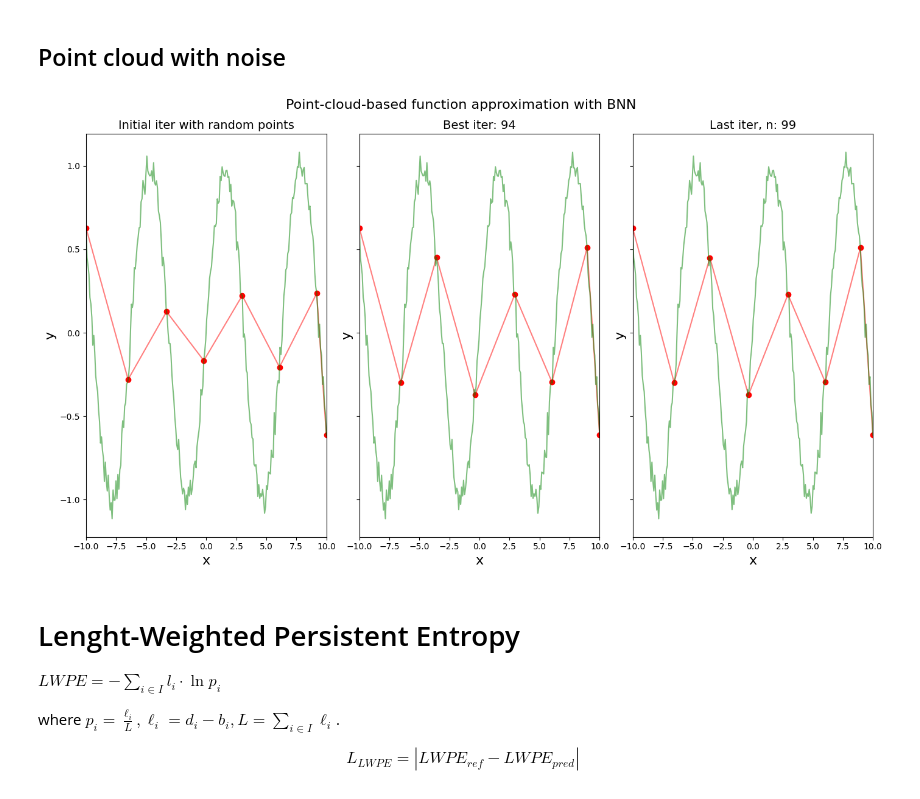
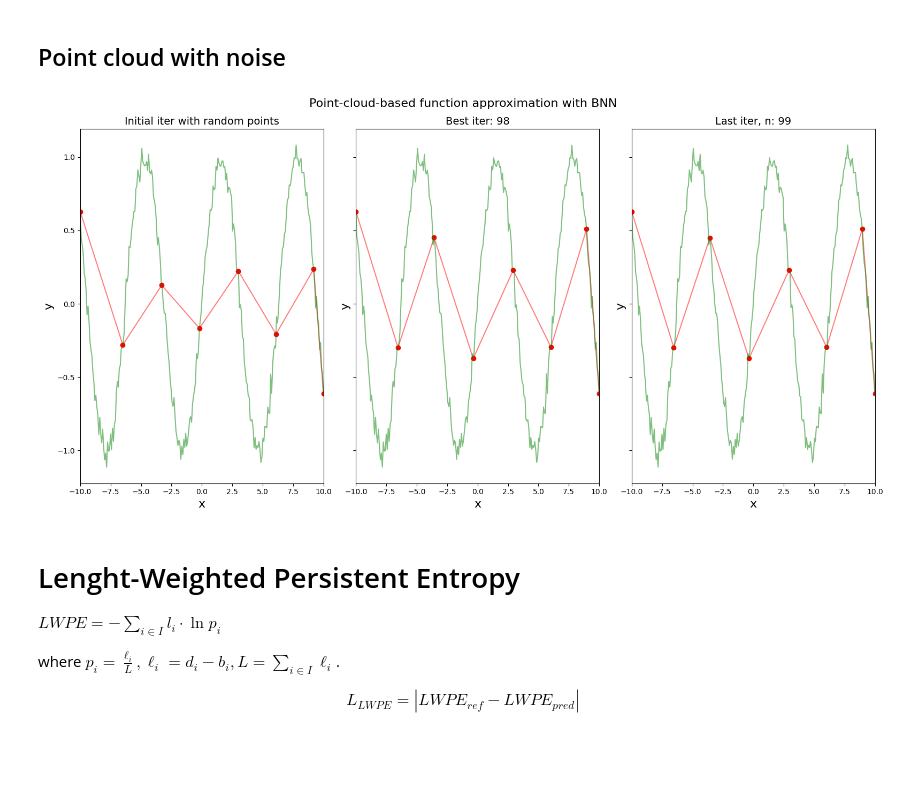
Before and after one commit to victosdur/Function_Approximation_Using_BNN_and_LWPE, a Jupyter notebook: Compare_PELoss.ipynb, the cells around one changed output. Cells and saved outputs as stored; diff of their text form; code cells hidden in the pictures; blank space fills up the shorter version.

```diff
--- a/Compare_PELoss.ipynb
+++ b/Compare_PELoss.ipynb
@@ -195,7 +167,6 @@ y_train = y_train + ruido
 x_train = tf.constant(x_train,dtype=tf.float32)
 y_train = tf.constant(y_train,dtype=tf.float32)
 
-
 stbase = gd.SimplexTree()
 for i in range(num_points-1):
     stbase.insert([i,i+1], -1e10) # aqui definimos que cada elemento esta conectado com su siguiente, ya que lo que tenemos es una linea, una serie temporal
@@ -203,20 +174,19 @@ layer = LowerStarLayer(simplextree=stbase)
 dgmsRef = layer.call(tf.Variable(y_train))
 dgmRef = dgmsRef[0][0]
 
-entropyRef=persistent_entropy_tf(dgmRef)
-entropyRefLim=persistent_entropy_lim_tf(dgmRef)
+PERef=persistent_entropy(dgmRef)
+LWPERef=length_weighted_persistent_entropy(dgmRef)
 
 x_points = tf.Variable([-10,-6.5,-3.3,-0.2,3.,6.1,9.2,10], dtype=tf.float32 ,trainable=True)
 num_points_aprox = x_points.shape[0]
-
-min_diff_entropy = float('inf')
+best_mse = float('inf')
 num_iter = 100
 best_iter = 0
 
 metricas = {
     "$MSE$": [],
     "$PE$": [],
-    f"$PE_{{lim}}$": [],
+    "$LWPE$": [],
 }
 
 optimizer = tf.keras.optimizers.SGD(learning_rate=0.1)
@@ -230,81 +200,89 @@ for epoch in tqdm(range(num_iter)):
         y_aprox = model(tf.expand_dims(x_train,axis=1))
         dgmsAprox = layer.call(y_aprox)
         dgmAprox = dgmsAprox[0][0]
-        lossFunction = PersistentEntropyLossTF()
-        entropyLoss = lossFunction(dgmRef,dgmAprox)
+        mseActual = mse_fn(y_train,y_aprox)
+        PELoss = PersistentEntropyLoss()
+        PELossValue = PELoss(dgmRef, dgmAprox)
 
-    entropyAproxActual=persistent_entropy_tf(dgmAprox)
-    entropyAproxActualLim=persistent_entropy_lim_tf(dgmAprox)
 
-    metricas["$PE$"].append(entropyAproxActual.numpy().item())
-    metricas[f"$PE_{{lim}}$"].append(entropyAproxActualLim.numpy().item())
-    mseActual = mse_fn(y_train, y_aprox)
+    dgmsAprox = layer.call(y_aprox)
+    dgmAprox = dgmsAprox[0][0]
+    PEAproxActual=persistent_entropy(dgmAprox)
+    LWPEAproxActual=length_weighted_persistent_entropy(dgmAprox)
+
+    lossFunction = PersistentEntropyLoss()
+    entropyLoss = lossFunction(dgmRef,dgmAprox)
+    metricas["$PE$"].append(PEAproxActual.numpy().item())
+    metricas["$LWPE$"].append(LWPEAproxActual.numpy().item())
+
+    gradients = tape.gradient(PELossValue,[x_points])
+    gradients[0] = tf.tensor_scatter_nd_update(gradients[0], [[0], [num_points_aprox - 1]], [0.0, 0.0]) # we keep constant the two extrema points
     metricas["$MSE$"].append(mseActual.numpy().item())
-
-    gradients = tape.gradient(entropyLoss,[x_points])
-    gradients[0] = tf.tensor_scatter_nd_update(gradients[0], [[0], [num_points_aprox - 1]], [0.0, 0.0]) # we keep constant the two extrema points
-
 
     if epoch == 0:
         initial_model = model
         initial_x_points = tf.identity(x_points)
         initial_y_points = tf.identity(y_points)
-        initial_entropy = entropyAproxActual
-        initial_entropyLim = entropyAproxActualLim
+        initial_PE = PEAproxActual
+        initial_LWPE = LWPEAproxActual
 
-    if entropyLoss < min_diff_entropy:
-        min_diff_entropy = entropyLoss
+    if mseActual < best_mse:
+        best_mse = mseActual
         no_improvement_counter = 0
         best_x_points = tf.identity(x_points)
         best_y_points = tf.identity(y_points)
         best_model = model
         best_iter = epoch
-        best_entropy = entropyAproxActual
-        best_entropyLim = entropyAproxActualLim
+        best_PE = PEAproxActual
+        best_LWPE = LWPEAproxActual
+
 
     if epoch < num_iter - 1:
         optimizer.apply_gradients(zip(gradients, [x_points]))
+        y_points = tf.math.sin(x_points)
+        PEAproxPrevio = PEAproxActual
+        msePrevio = mseActual
     else:
         last_model = model
         last_x_points = tf.identity(x_points)
         last_y_points = tf.identity(y_points)
-        last_entropy = entropyAproxActual
-        last_entropyLim = entropyAproxActualLim
+        last_PE = PEAproxActual
+        last_LWPE = LWPEAproxActual
 
 
-metricasPE_withnoise  = metricas.copy()
+metricasPE_withnoise = metricas.copy()
 
-fig, axs = plt.subplots(1, 3, figsize=(14, 8), sharex=True, sharey=True)
-axs[0].plot(x_train, initial_model(tf.expand_dims(x_train,axis=1)), 'r-', label=f'$BNN(x), PE(BNN(x)) = {np.round(initial_entropy.numpy().item(),6)}$', alpha=0.5)
-axs[0].plot(x_train, y_train, 'g-', label=f'$f(x), PE(f(x)) = {np.round(entropyRef.numpy().item(),6)}$', alpha=0.5)
+fig, axs = plt.subplots(1, 3, figsize=(16, 8), sharex=True, sharey=True)
+axs[0].plot(x_train, initial_model(tf.expand_dims(x_train,axis=1)), 'r-', label=f'$BNN(x), PE(BNN(x)) = {np.round(initial_PE.numpy().item(),6)}$', alpha=0.5)
+axs[0].plot(x_train, y_train, 'g-', label=f'$f(x), PE(f(x)) = {np.round(PERef.numpy().item(),6)}$', alpha=0.5)
 axs[0].scatter(initial_x_points, initial_y_points, color="red", label="BNN Points creation")
 axs[0].set_xlabel('x', fontsize=fontsize)
 axs[0].set_ylabel('y', fontsize=fontsize)
 axs[0].set_xlim((domain[0],domain[1]))
 axs[0].set_title(f'Initial iter with random points',fontsize=14)
 # axs[0].legend(loc="lower left",fontsize=12, framealpha=0.5)
-axs[1].plot(x_train, best_model(tf.expand_dims(x_train,axis=1)), 'r-', label=f'$BNN(x), PE(BNN(x)) = {np.round(best_entropy.numpy().item(),6)}$', alpha=0.5)
-axs[1].plot(x_train, y_train, 'g-', label=f'$f(x), PE(f(x)) = {np.round(entropyRef.numpy().item(),6)}$', alpha=0.5)
+axs[1].plot(x_train, best_model(tf.expand_dims(x_train,axis=1)), 'r-', label=f'$BNN(x), PE(BNN(x)) = {np.round(best_PE.numpy().item(),6)}$', alpha=0.5)
+axs[1].plot(x_train, y_train, 'g-', label=f'$f(x), PE(f(x)) = {np.round(PERef.numpy().item(),6)}$', alpha=0.5)
 axs[1].scatter(best_x_points, best_y_points, color="red", label="BNN Points creation")
 axs[1].set_xlabel('x', fontsize=fontsize)
 axs[1].set_ylabel('y', fontsize=fontsize)
 axs[1].set_xlim((domain[0],domain[1]))
 axs[1].set_title(f'Best iter: {best_iter}',fontsize=14)
 # axs[1].legend(loc="lower left",fontsize=12, framealpha=0.5)
-axs[2].plot(x_train, last_model(tf.expand_dims(x_train,axis=1)), 'r-', label=f'$BNN(x), PE(BNN(x)) = {np.round(last_entropy.numpy().item(),6)}$', alpha=0.5)
-axs[2].plot(x_train, y_train, 'g-', label=f'$f(x), PE(f(x)) = {np.round(entropyRef.numpy().item(),6)}$', alpha=0.5)
+axs[2].plot(x_train, last_model(tf.expand_dims(x_train,axis=1)), 'r-', label=f'$BNN(x), PE(BNN(x)) = {np.round(last_PE.numpy().item(),6)}$', alpha=0.5)
+axs[2].plot(x_train, y_train, 'g-', label=f'$f(x), PE(f(x)) = {np.round(PERef.numpy().item(),6)}$', alpha=0.5)
 axs[2].scatter(last_x_points, last_y_points, color="red", label="BNN Points creation")
 axs[2].set_xlabel('x', fontsize=fontsize)
 axs[2].set_ylabel('y', fontsize=fontsize)
 axs[2].set_xlim((domain[0],domain[1]))
 axs[2].set_title(f'Last iter, n: {num_iter-1}',fontsize=14)
 # axs[2].legend(loc="lower left",fontsize=12, framealpha=0.5)
 plt.suptitle("Point-cloud-based function approximation with BNN",fontsize=16)
 plt.savefig('figures/WithNoise_PE.png', dpi=300, bbox_inches='tight')
 plt.tight_layout()
 plt.show()
 # %% [output]
-[figure, old version]
+[figure, new version]
 # %% [markdown]
 # Lenght-Weighted Persistent Entropy
 
```
Also changed, not shown: parts of 8 cells of this notebook, 31 other files.
